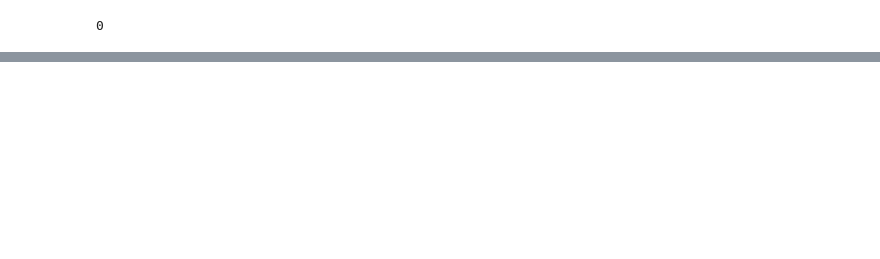
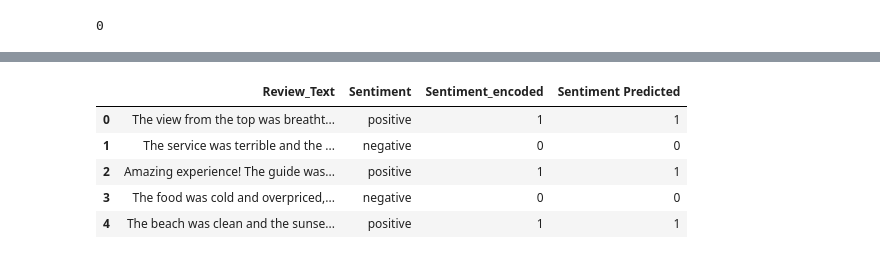
Before and after one commit to visith1577/rootcode-datathon, a Jupyter notebook: notebooks/EDA_Reviews.ipynb, the cells around one changed output, grey strips where cells are left out. Saved outputs shown, nothing was run; the diff lists cells and outputs as text; code cells hidden in the pictures; blank space fills up the shorter version.

```diff
--- a/notebooks/EDA_Reviews.ipynb
+++ b/notebooks/EDA_Reviews.ipynb
@@ -29 +75,10 @@ make_prediction(negetive)
+# %%
+df_eval.head()
+# %% [output]
+|  | Review_Text | Sentiment | Sentiment_encoded | Sentiment Predicted |
+| 0 | The view from the top was breatht... | positive | 1 | 1 |
+| 1 | The service was terrible and the ... | negative | 0 | 0 |
+| 2 | Amazing experience! The guide was... | positive | 1 | 1 |
+| 3 | The food was cold and overpriced,... | negative | 0 | 0 |
+| 4 | The beach was clean and the sunse... | positive | 1 | 1 |
 # %%
```
Also changed, not shown: parts of 20 cells of this notebook, 1 other file.
